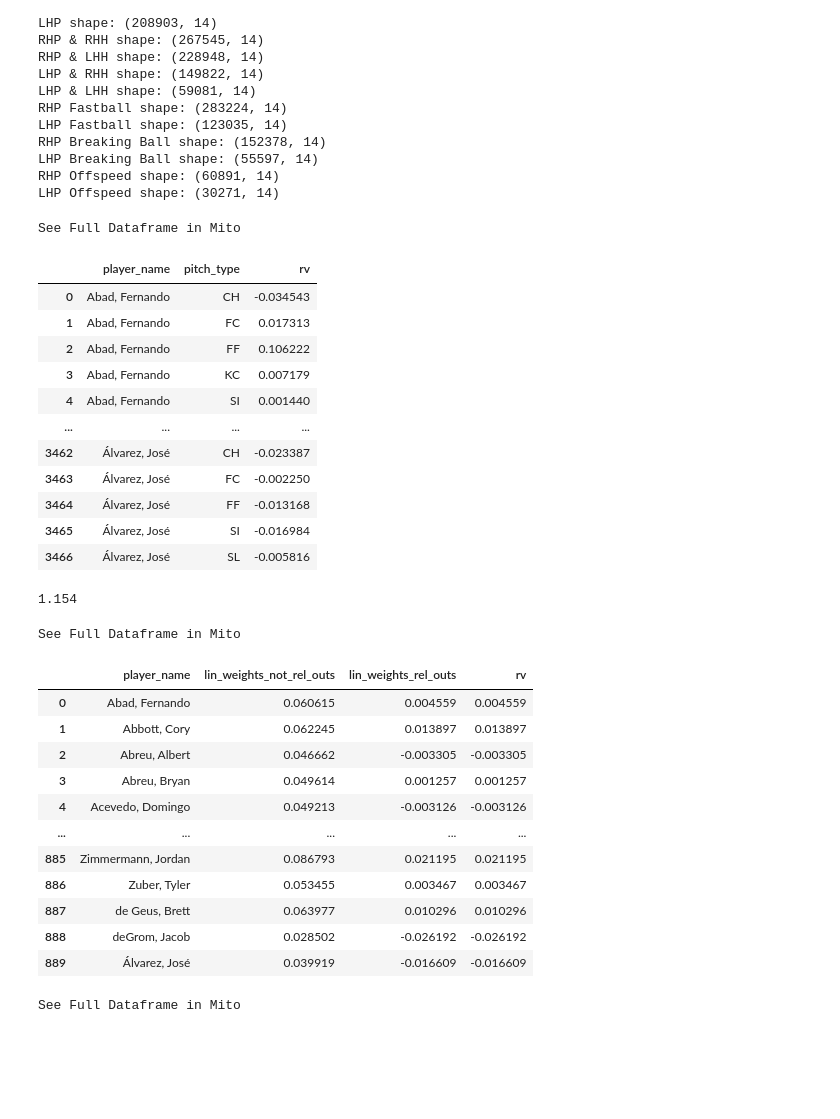
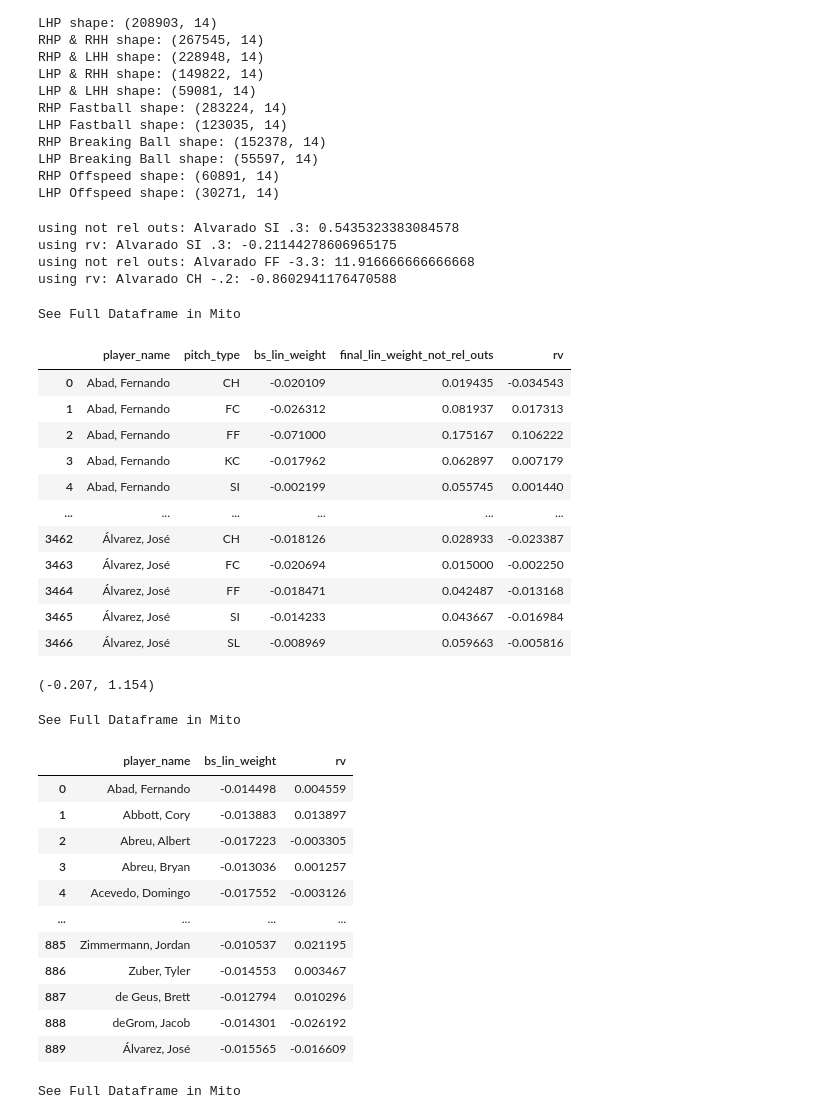
Before and after one commit to anthonyzurke/pitch-model, a Jupyter notebook: notebooks/model-pitch-quality-lr-Copy1.ipynb, the cells around one changed output. Saved outputs shown, nothing was run; the diff lists cells and outputs as text; code cells hidden in the pictures; blank space fills up the shorter version.

```diff
--- a/notebooks/model-pitch-quality-lr-Copy1.ipynb
+++ b/notebooks/model-pitch-quality-lr-Copy1.ipynb
@@ -149,42 +149,51 @@ LHP Breaking Ball shape: (55597, 14)
 RHP Offspeed shape: (60891, 14)
 LHP Offspeed shape: (30271, 14)
 # %%
-data.groupby(['player_name', 'pitch_type'], as_index = False)['rv'].mean()
+print('using not rel outs: Alvarado SI .3:', (((4.37 / 804) * 100)))
+print('using rv: Alvarado SI .3:', (((-1.70 / 804) * 100)))
+print('using not rel outs: Alvarado FF -3.3:', (4.29 / 36) * 100)
+print('using rv: Alvarado CH -.2:', (((-2.34 / 272) * 100)))
+
+data.groupby(['player_name', 'pitch_type'], as_index = False)['bs_lin_weight', 'final_lin_weight_not_rel_outs',
+                                                              'rv'].mean()
 # %% [output]
-See Full Dataframe in Mito
+using not rel outs: Alvarado SI .3: 0.5435323383084578
+using rv: Alvarado SI .3: -0.21144278606965175
+using not rel outs: Alvarado FF -3.3: 11.916666666666668
+using rv: Alvarado CH -.2: -0.8602941176470588
+See Full Dataframe in Mito
-|  | player_name | pitch_type | rv |
-| 0 | Abad, Fernando | CH | -0.034543 |
-| 1 | Abad, Fernando | FC | 0.017313 |
-| 2 | Abad, Fernando | FF | 0.106222 |
-| 3 | Abad, Fernando | KC | 0.007179 |
-| 4 | Abad, Fernando | SI | 0.001440 |
-| ... | ... | ... | ... |
-| 3462 | Álvarez, José | CH | -0.023387 |
-| 3463 | Álvarez, José | FC | -0.002250 |
-| 3464 | Álvarez, José | FF | -0.013168 |
-| 3465 | Álvarez, José | SI | -0.016984 |
-| 3466 | Álvarez, José | SL | -0.005816 |
+|  | player_name | pitch_type | bs_lin_weight | final_lin_weight_not_rel_outs | rv |
+| 0 | Abad, Fernando | CH | -0.020109 | 0.019435 | -0.034543 |
+| 1 | Abad, Fernando | FC | -0.026312 | 0.081937 | 0.017313 |
+| 2 | Abad, Fernando | FF | -0.071000 | 0.175167 | 0.106222 |
+| 3 | Abad, Fernando | KC | -0.017962 | 0.062897 | 0.007179 |
+| 4 | Abad, Fernando | SI | -0.002199 | 0.055745 | 0.001440 |
+| ... | ... | ... | ... | ... | ... |
+| 3462 | Álvarez, José | CH | -0.018126 | 0.028933 | -0.023387 |
+| 3463 | Álvarez, José | FC | -0.020694 | 0.015000 | -0.002250 |
+| 3464 | Álvarez, José | FF | -0.018471 | 0.042487 | -0.013168 |
+| 3465 | Álvarez, José | SI | -0.014233 | 0.043667 | -0.016984 |
+| 3466 | Álvarez, José | SL | -0.008969 | 0.059663 | -0.005816 |
 # %%
-data.rv.max()
+data.rv.min(), data.rv.max()
 # %% [output]
-1.154
+(-0.207, 1.154)
 # %%
-data.groupby(['player_name'], as_index = False)['lin_weights_not_rel_outs', 'lin_weights_rel_outs',
-                                                'rv'].mean()
+data.groupby(['player_name'], as_index = False)['bs_lin_weight', 'rv'].mean()
 # %% [output]
 See Full Dataframe in Mito
-|  | player_name | lin_weights_not_rel_outs | lin_weights_rel_outs | rv |
-| 0 | Abad, Fernando | 0.060615 | 0.004559 | 0.004559 |
-| 1 | Abbott, Cory | 0.062245 | 0.013897 | 0.013897 |
-| 2 | Abreu, Albert | 0.046662 | -0.003305 | -0.003305 |
-| 3 | Abreu, Bryan | 0.049614 | 0.001257 | 0.001257 |
-| 4 | Acevedo, Domingo | 0.049213 | -0.003126 | -0.003126 |
-| ... | ... | ... | ... | ... |
-| 885 | Zimmermann, Jordan | 0.086793 | 0.021195 | 0.021195 |
-| 886 | Zuber, Tyler | 0.053455 | 0.003467 | 0.003467 |
-| 887 | de Geus, Brett | 0.063977 | 0.010296 | 0.010296 |
-| 888 | deGrom, Jacob | 0.028502 | -0.026192 | -0.026192 |
-| 889 | Álvarez, José | 0.039919 | -0.016609 | -0.016609 |
+|  | player_name | bs_lin_weight | rv |
+| 0 | Abad, Fernando | -0.014498 | 0.004559 |
+| 1 | Abbott, Cory | -0.013883 | 0.013897 |
+| 2 | Abreu, Albert | -0.017223 | -0.003305 |
+| 3 | Abreu, Bryan | -0.013036 | 0.001257 |
+| 4 | Acevedo, Domingo | -0.017552 | -0.003126 |
+| ... | ... | ... | ... |
+| 885 | Zimmermann, Jordan | -0.010537 | 0.021195 |
+| 886 | Zuber, Tyler | -0.014553 | 0.003467 |
+| 887 | de Geus, Brett | -0.012794 | 0.010296 |
+| 888 | deGrom, Jacob | -0.014301 | -0.026192 |
+| 889 | Álvarez, José | -0.015565 | -0.016609 |
 # %%
 data.groupby(['events'], as_index = False)['re24', 'lin_weight_above_avg',
                                            'lin_weight_above_outs', 'lin_weights_rel_outs',
```
Also changed, not shown: parts of 2 cells of this notebook, 2 other files.
